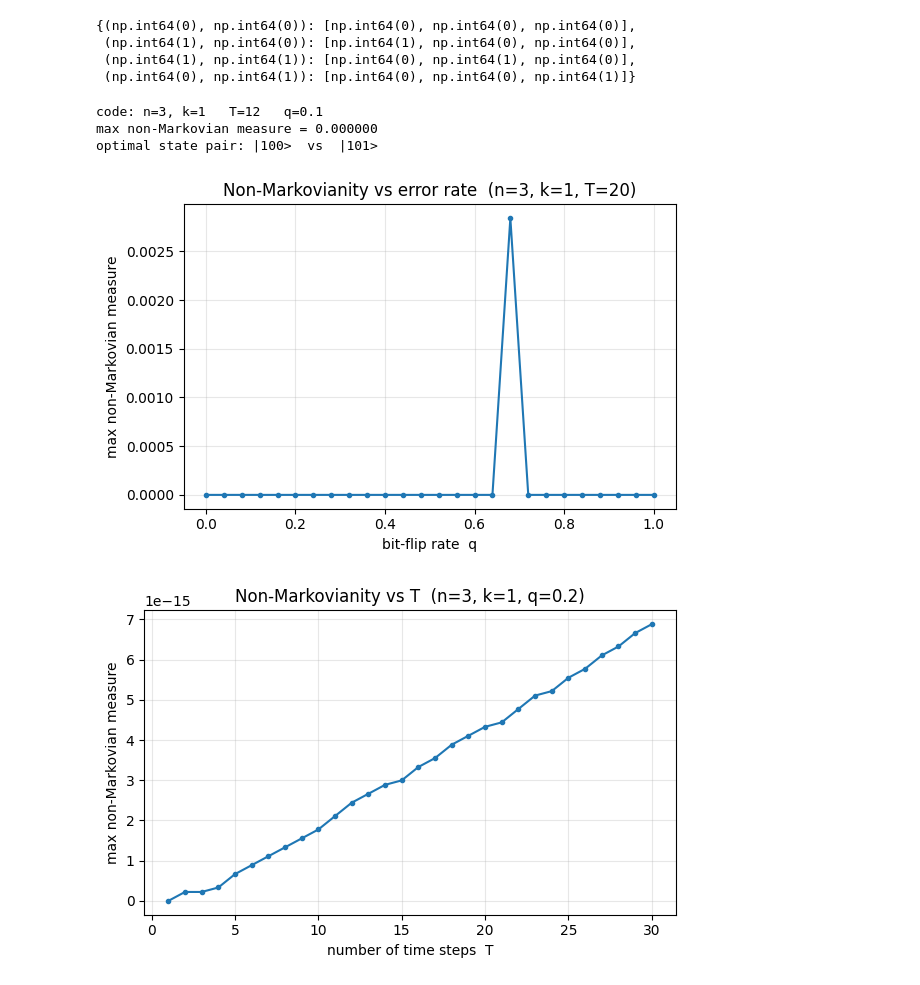
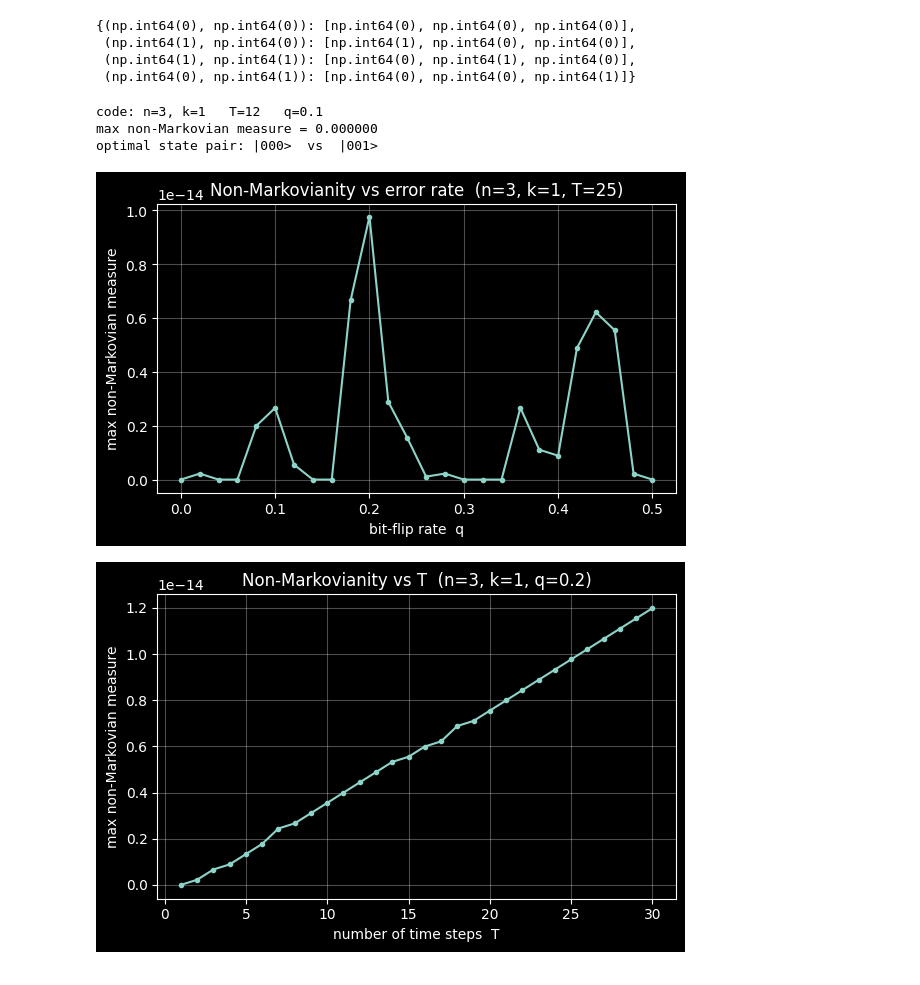
Before and after one commit to YommoY-official/MPQMasters, a Jupyter notebook: non_markovian_measure/non_markovian_measure.ipynb, the cells around one changed output. Saved outputs shown, nothing was run; the diff lists cells and outputs as text; code cells hidden in the pictures.

```diff
--- a/non_markovian_measure/non_markovian_measure.ipynb
+++ b/non_markovian_measure/non_markovian_measure.ipynb
@@ -81,8 +81,8 @@ ISUP = np.eye(dim * dim, dtype=complex)          # identity superoperator (chann
 def build_SQ(q):
     """SQ[ei][eim1] = superoperator of  Q(e_i, e_{i-1})[rho]
        = sum_{e~} p(e~) R_s X^{e~} rho X^{e~} R_s,  with s = (H e~ + e_i + e_{i-1}) mod 2.
-    Note: this shifts the state's syndrome by exactly e_i (+) e_{i-1} (the error e~ cancels,
-    because H corr(s) = s), so the syndrome is *updated* each step, not reset."""
+    Note: Q itself shifts the state's syndrome by exactly e_i (+) e_{i-1} (the error e~ cancels,
+    because H corr(s) = s); the syndrome is reset to the input only by the trailing R(e_t) below."""
     SQ = {ei: {} for ei in S}
     for ei in S:
         for eim1 in S:
@@ -97,23 +97,24 @@ def build_SQ(q):
 def build_all_channels(T, q):
     """Cache the superoperator of the dynamical map  channel(t)  for t = 0..T.
 
-    channel(t) = sum_{e1..et} p(e1)..p(et) Q(et,e_{t-1})..Q(e2,e1) R(e1)   (channel(1) = R(e1)).
+    channel(t) = sum_{e1..et} p(e1)..p(et) R(et) Q(et,e_{t-1})..Q(e2,e1) R(e1)
+                 (channel(1) = R(e1) R(e1) = I).
 
-    This is the *partial product* of the single trajectory: each snapshot ends with the
-    latest Q (NOT a trailing recovery), so the syndrome tracks e_t step by step instead of
-    being reset to the input. The terminal decode R(e_T) of the full process is applied only
-    once at readout and is intentionally NOT part of these intermediate snapshots.
+    Each snapshot ENDS with the terminal decode R(e_t): the Q's shift the running syndrome to e_t,
+    and the trailing R(e_t) corrects it straight back, so channel(t) maps every syndrome sector to
+    itself (the syndrome is reset to the input each step, not left tracking e_t). The trailing R(e_t)
+    is applied ONLY when forming the snapshot; the recursion state C is kept UN-decoded so the next
+    step's Q(e_{t+1},e_t) propagates the physical (undecoded) trajectory.
     Built by a transfer-matrix recursion over the syndrome path e1 -> ... -> et."""
     psyn = syndrome_dist(q)
-    SR   = {e: to_super(R_op(e)) for e in S}     # recovery superoperators (used for R(e1))
+    SR   = {e: to_super(R_op(e)) for e in S}     # recovery superoperators (initial R(e1) and trailing R(et))
     SQ   = build_SQ(q)
     chans = {0: ISUP.copy()}                      # channel(0) = identity
-    C = {e: psyn[e] * SR[e] for e in S}           # state after the initial R(e1), weighted by p(e1)
-    chans[1] = sum(C[e] for e in S)               # t=1: a sing
-    # le recovery R(e1)
+    C = {e: psyn[e] * SR[e] for e in S}           # un-decoded state after the initial R(e1), weighted by p(e1)
+    chans[1] = sum(SR[e] @ C[e] for e in S)       # t=1: trailing R(e1) undoes the lone R(e1)  ->  identity
     for t in range(2, T + 1):
         C = {ei: psyn[ei] * sum(SQ[ei][eim1] @ C[eim1] for eim1 in S) for ei in S}
-        chans[t] = sum(C[e] for e in S)           # partial product up to Q(e_t,e_{t-1}); no trailing R
+        chans[t] = sum(SR[ei] @ C[ei] for ei in S)   # partial product, THEN trailing decode R(e_t)
     return chans
 
 def make_channel(chans):
@@ -160,24 +161,24 @@ print(f"optimal state pair: |{i:0{n}b}>  vs  |{j:0{n}b}>")
 # %% [output]
 code: n=3, k=1   T=12   q=0.1
 max non-Markovian measure = 0.000000
-optimal state pair: |100>  vs  |101>
+optimal state pair: |000>  vs  |001>
 # %%
 # ---- Sweep the bit-flip rate q and plot the maximised measure ----
-T  = 20
-qs = np.linspace(0.0, 1.0, 26)
+T  = 25
+qs = np.linspace(0.0, 0.5, 26)
 vals = [max_measure(T, q)[0] for q in qs]
 
 plt.figure(figsize=(6, 4))
 plt.plot(qs, vals, marker='o', ms=3)
 plt.xlabel('bit-flip rate  q')
 
 plt.ylabel('max non-Markovian measure')
 plt.title(f'Non-Markovianity vs error rate  (n={n}, k={k}, T={T})')
 plt.grid(alpha=0.3)
 plt.tight_layout()
 plt.show()
 # %% [output]
-[figure, old version]
+[figure, new version]
 # %%
 # ---- Measure vs number of time steps T (at fixed q) ----
 q    = 0.2
@@ -204,7 +205,7 @@ plt.grid(alpha=0.3)
 plt.tight_layout()
 plt.show()
 # %% [output]
-[figure, old version]
+[figure, new version]
 # %%
 # ---- Raw trace distance vs t for the optimal state pair ----
 # This is the un-thresholded quantity behind the BLP measure: D(t) = 1/2 ||Phi_t(rho1-rho2)||_1.
```
Also changed, not shown: parts of 4 cells of this notebook, 1 other file.
